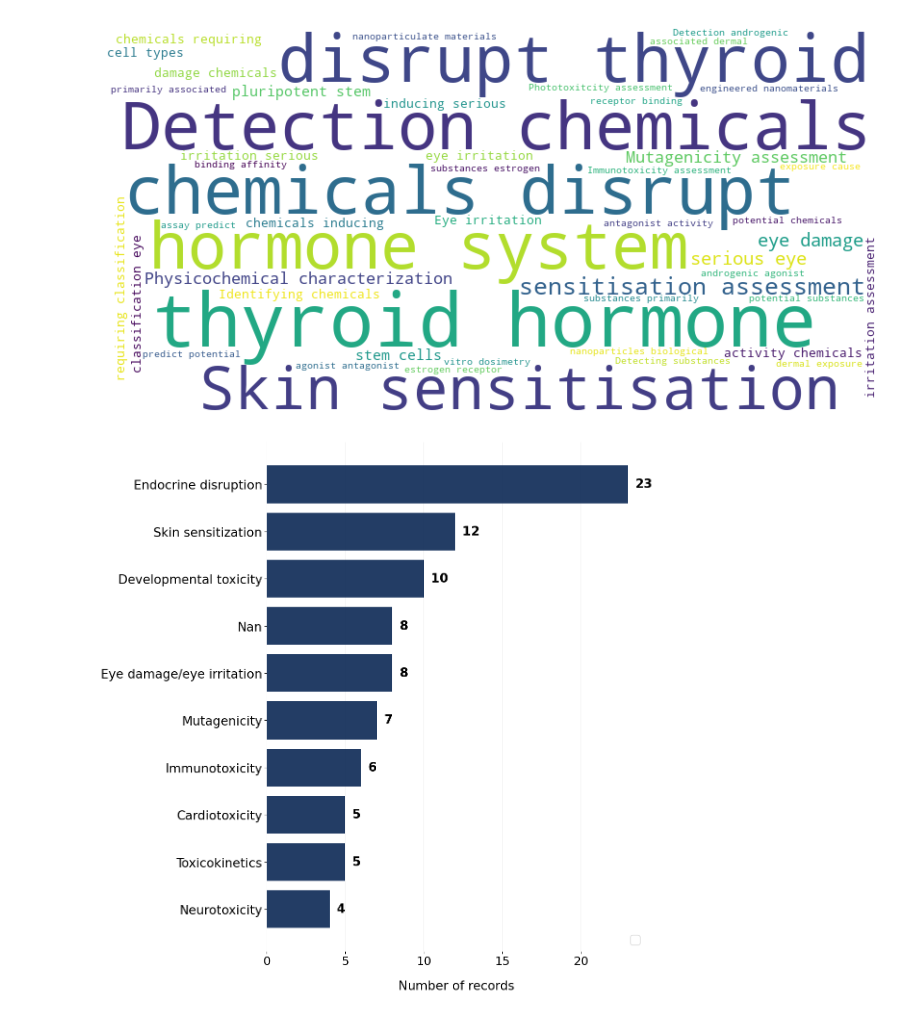
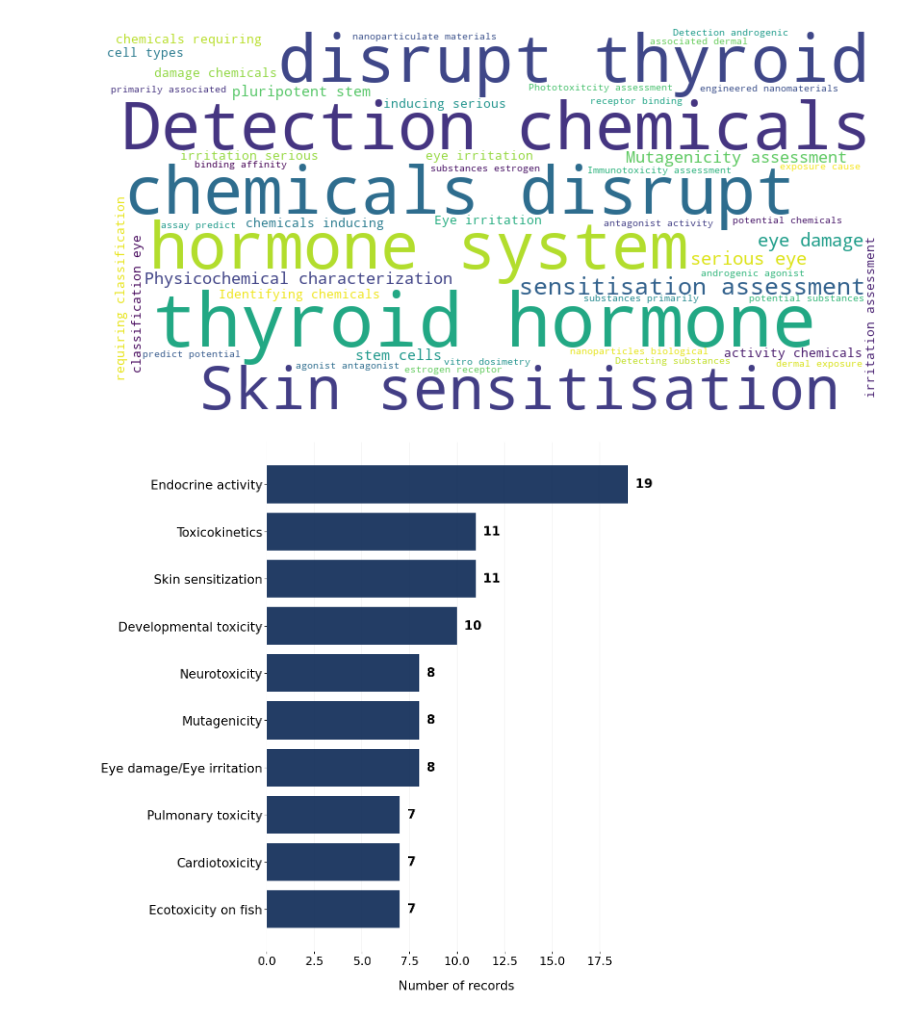
Before and after one commit to Alutka266/ECHA_2025_phase2, a Jupyter notebook: data_viz.ipynb, the cells around one changed output. Saved outputs shown, nothing was run; the diff lists cells and outputs as text; code cells hidden in the pictures.

```diff
--- a/data_viz.ipynb
+++ b/data_viz.ipynb
@@ -800,13 +800,18 @@ import pandas as pd
 import matplotlib.pyplot as plt
 
 # Wczytaj dane z pliku Excel
-df = pd.read_excel('/Users/alicjawojciechowska/Documents/GitHub/ECHA_2025_phase2/inventoryPHASE2.xlsx', sheet_name = 'NAMs under development')
+df = pd.read_excel('/Users/alicjawojciechowska/Documents/GitHub/ECHA_2025_phase2/inventory_PHASE2_9042025_v3 (1).xlsx',
+                   sheet_name='NAMs under development')
 
-# Zliczanie wartości w kolumnie 'SIRS'
-sirs_counts = df['Standard Information Requirements (SIRs) / Specific Target Organ Toxicity (STOT)'].value_counts()
+# Rozdzielenie wartości w kolumnie SIRS i eksplodowanie ich
+df_exploded = df.assign(SIRS=df['Standard Information Requirements (SIRs) / Specific Target Organ Toxicity (STOT)']
+                        .str.split(';')).explode('SIRS')
+df_exploded['SIRS'] = df_exploded['SIRS'].str.strip()  # Usunięcie zbędnych spacji
 
+# Zliczenie wartości w kolumnie SIRS
+sirs_counts = df_exploded['SIRS'].value_counts()
 
-# Wybieramy tylko 10 najczęstszych wartości
+# Wybór 10 najczęstszych wartości
 top_10_sirs = sirs_counts.head(10)
 
 # Przygotowanie kolorów
@@ -819,35 +824,33 @@ x = range(len(top_10_sirs))
 # Słupki dla 10 najczęstszych wartości SIRS
 unique_bars = ax.barh(x, top_10_sirs, color=unique_color, alpha=0.9, zorder=3)
 
 # Dodawanie liczebności na słupkach (na końcu słupków)
 for i, value in enumerate(top_10_sirs):
-    ax.text(value + max(top_10_sirs) * 0.02, i, str(value), va='center', ha='left', fontsize=19, fontweight='bold', color='black')
+    ax.text(value + max(top_10_sirs) * 0.02, i, str(value), va='center', ha='left',
+            fontsize=19, fontweight='bold', color='black')
 
 # Odwrócenie osi Y
 ax.invert_yaxis()
 
 # Stylizacja osi
 ax.set_yticks(x)
 ax.set_yticklabels(top_10_sirs.index, fontsize=19)  # Powiększenie czcionki etykiet osi Y
 ax.set_xlabel("Number of records", fontsize=19, labelpad=20)  # Powiększenie czcionki podpisu osi X
 
 # Powiększenie czcionki liczbowych etykiet osi X
 ax.tick_params(axis='x', labelsize=18)  # Powiększenie czcionki etykiet na osi X
 
 # Usuwanie ramek
 ax.spines['top'].set_visible(False)
 ax.spines['right'].set_visible(False)
 ax.spines['left'].set_visible(False)
 ax.spines['bottom'].set_visible(False)
 
 # Siatka
 ax.grid(True, axis='x', color='gray', linestyle='-', linewidth=0.1, zorder=0)
 
-# Legenda w prawym dolnym rogu
-ax.legend(fontsize=19, loc='lower right')
-
 # Wyświetlenie wykresu
 plt.tight_layout()
 plt.show()
 # %% [output]
-[figure, old version]
+[figure, new version]
```
Also changed, not shown: parts of 6 cells of this notebook, 2 other files.
